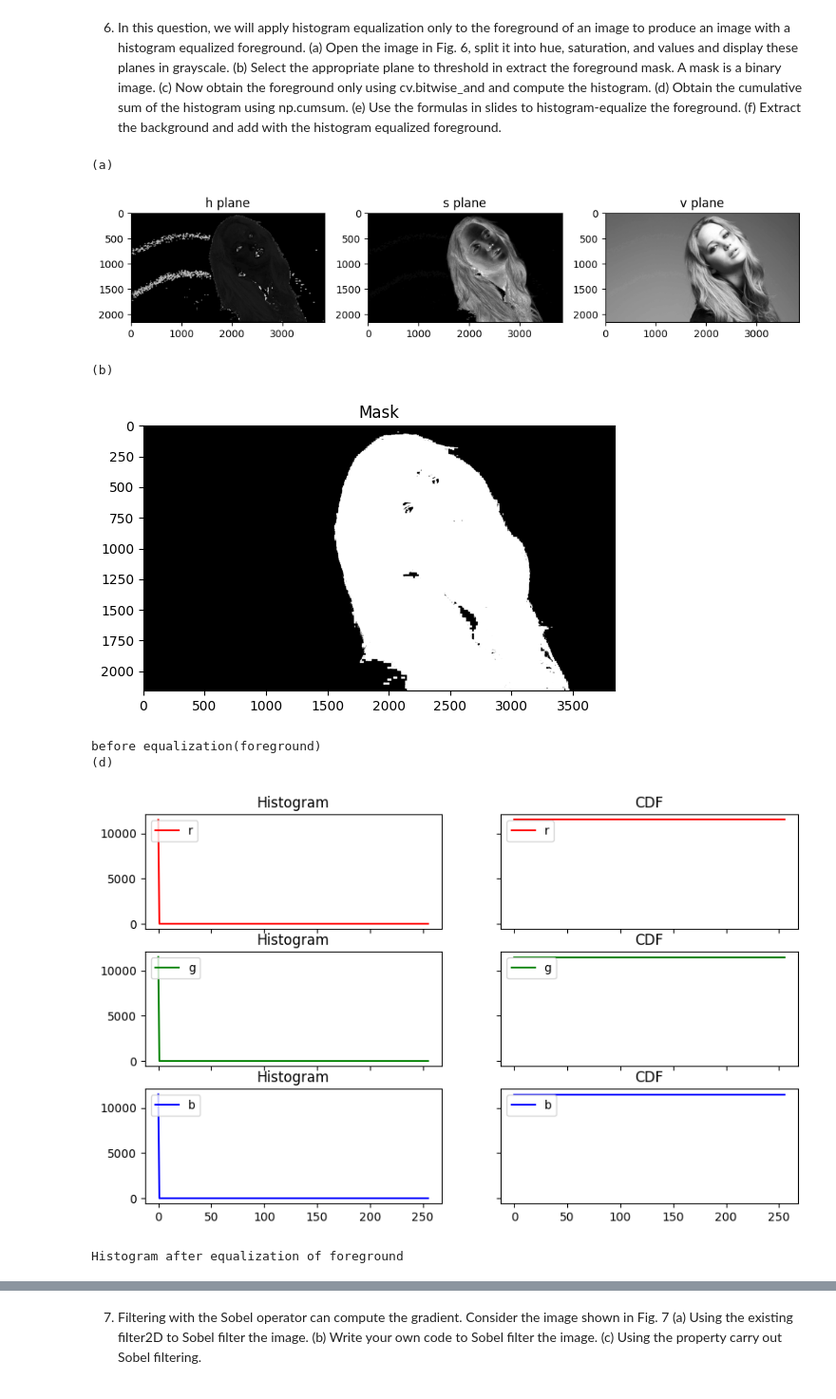
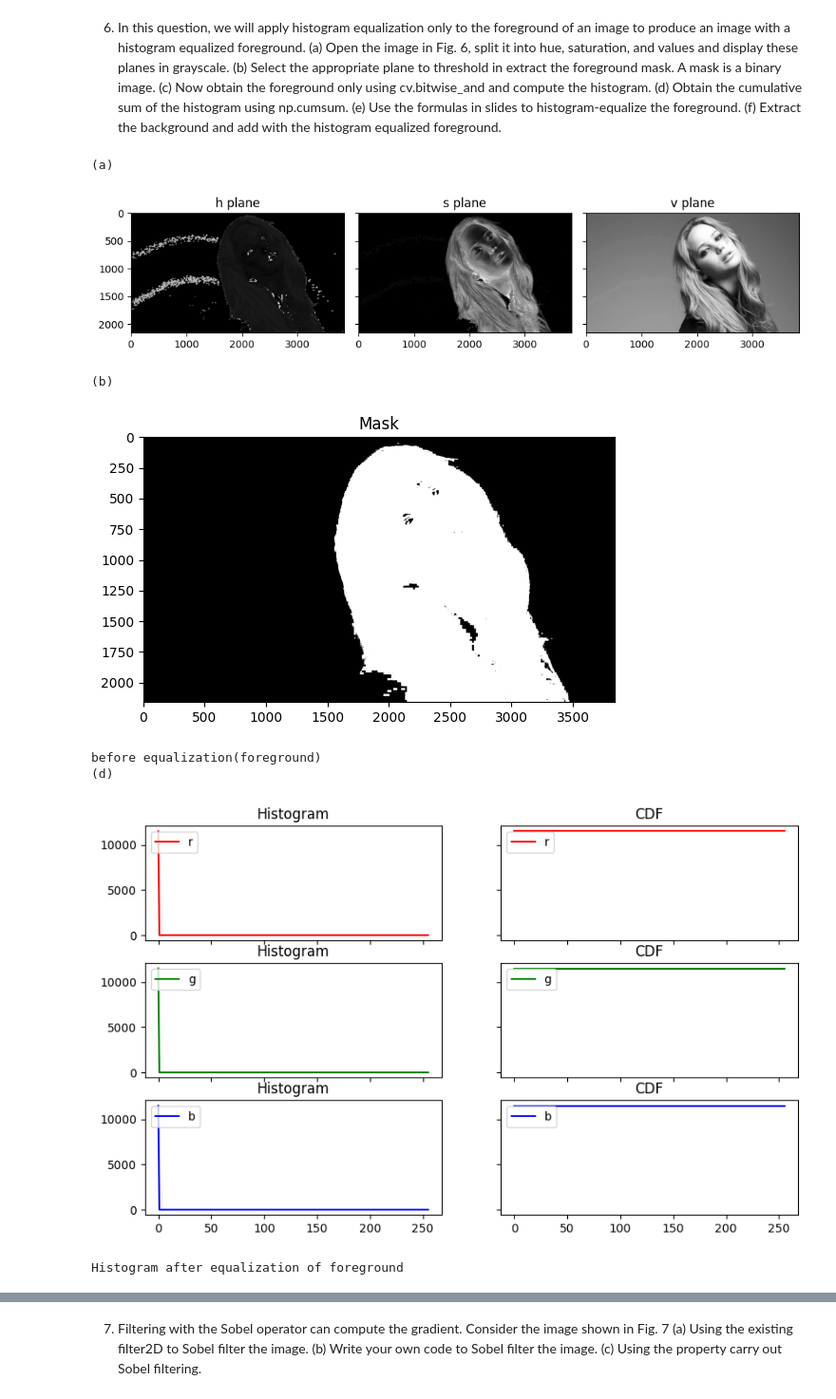
Before and after one commit to PRABUDDHIKAMWR/EN3160-Image_Processing_and_Machine_Vision, a Jupyter notebook: ass1.ipynb, the cells around one changed output, grey strips where cells are left out. Shown at 95% size. Cells and saved outputs as stored; diff of their text form; code cells hidden in the pictures.

```diff
--- a/ass1.ipynb
+++ b/ass1.ipynb
@@ -239,7 +253,7 @@ img_orig = cv.imread("zooming/spider.png",cv.IMREAD_COLOR)
 assert img_orig is not None
 img_orig1 = cv.cvtColor(img_orig, cv.COLOR_BGR2RGB)
 img_orig = cv.cvtColor(img_orig, cv.COLOR_BGR2HSV)
-img_H, img_S, img_V = cv.split(img_orig)
+img_H, img_S, img_V = cv.split(img_orig)#splitting the image into H,s,v planes
 
 #display the h,s,v plane
 print("(a)")
@@ -255,19 +269,17 @@ ax[2].set_title('V plane')
 ax[2].set_xticks([]), ax[2].set_yticks([])
 plt.show()
 
+fig, ax = plt.subplots(1,11,sharex='all',sharey='all', figsize=(20,220))
+fig1, ax1 = plt.subplots(1,11,sharex='all',sharey='all',figsize=(20,220))
+print("(b), (c), (d)")
+
 sigma = 70
-sequence = [i*.1 for i in range(0,11)]
-
-fig, ax = plt.subplots(1,11, figsize=(20,220))
-fig1, ax1 = plt.subplots(1,11,sharex='all',sharey='all',figsize=(20,220))
-
-print("(b), (c), (d)")
+sequence = [i*.1 for i in range(0,11)]#sequence of a values from 0 to 1 with step size 0.1 for a
 for i, a in enumerate(sequence):
-
-    transform = np.array([min((j+128*(a*math.exp(-((j-128)**2)/(2*(sigma**2))))),255) for j in np.arange(0,256)]).astype(np.uint8)
-    img_S_trans = cv.LUT(img_S, transform)
-    img_trans = cv.merge([img_H, img_S_trans, img_V])
-    img_trans1 = cv.cvtColor(img_trans, cv.COLOR_HSV2RGB)
+    transform = np.array([min((j+128*(a*math.exp(-((j-128)**2)/(2*(sigma**2))))),255) for j in np.arange(0,256)]).astype(np.uint8)#built the transformation
+    img_S_trans = cv.LUT(img_S, transform)#applying the transformation
+    img_trans = cv.merge([img_H, img_S_trans, img_V])#merging the planes
+    img_trans1 = cv.cvtColor(img_trans, cv.COLOR_HSV2RGB) #converting to RGB color space
 
 
     ax1[i].plot(transform, color='red')
@@ -304,6 +316,7 @@ fig1, ax1 = plt.subplots()
 ax1.plot(transform, color='red')
 ax1.set_xlabel(r'Input intensity')
 ax1.set_ylabel('Output intensity')
+ax1.set_title('Transformation function')
 ax1.set_xlim(0, 255)
 ax1.set_ylim(0, 255)
 ax1.set_aspect('equal')
@@ -419,19 +427,16 @@ img_orig = cv.cvtColor(img_orig, cv.COLOR_BGR2HSV)
 img_H, img_S, img_V = cv.split(img_orig)
 
 #display these planes in grayscale
-plt.figure(figsize=(10, 5))
+fig , ax = plt.subplots(1,3,figsize=(10, 5),sharex='all', sharey='all')
 print('(a)')
-plt.subplot(1,3,1)
-plt.imshow(img_H, cmap='gray')
-plt.title('h plane')
+ax[0].imshow(img_H, cmap='gray')
+ax[0].set_title('h plane')
 
-plt.subplot(1,3,2)
-plt.imshow(img_S, cmap='gray')
-plt.title('s plane')
+ax[1].imshow(img_S, cmap='gray')
+ax[1].set_title('s plane')
 
-plt.subplot(1,3,3)
-plt.imshow(img_V, cmap='gray')
-plt.title('v plane')
+ax[2].imshow(img_V, cmap='gray')
+ax[2].set_title('v plane')
 
 plt.tight_layout()
 plt.show()
@@ -466,6 +471,7 @@ for index, cl in enumerate(color):
 plt.show()
 
 #(e)
+fgd = cv.cvtColor(img_foreground, cv.COLOR_RGB2GRAY)
 r,g,b = cv.split(img_foreground)
 r_eq = cv.equalizeHist(r)
 g_eq = cv.equalizeHist(g)
@@ -486,34 +492,34 @@ img_background = cv.bitwise_and(img_orig1, img_orig1, mask = cv.bitwise_not(mask
 #(f)
 new_img = cv.add(img_background, img_foreground_eq)
 
 fig, ax = plt.subplots(2, 2)
 ax[0,0].imshow(img_foreground, cmap='gray')
 ax[0,0].set_title('(c) foreground')
 ax[0,0].set_xticks([]), ax[0,0].set_yticks([])
 
 ax[0,1].imshow(img_background, cmap='gray')
 ax[0,1].set_title('background')
 ax[0,1].set_xticks([]), ax[0,1].set_yticks([])
 
 ax[1,0].imshow(img_foreground_eq, cmap='gray',vmin=0, vmax=255)
 ax[1,0].set_title('(e) equalized foreground')
 ax[1,0].set_xticks([]), ax[1,0].set_yticks([])
 
 ax[1,1].imshow(img_background, cmap='gray')
 ax[1,1].set_title('background')
 ax[1,1].set_xticks([]), ax[1,1].set_yticks([])
 plt.tight_layout()
 
 fig1, ax1 = plt.subplots(1,2)
 ax1[0].imshow(img_orig1,cmap ='gray',vmin=0, vmax=255)
 ax1[0].set_title('Original')
 ax1[1].imshow(new_img)
 ax1[1].set_title('(f) New image')
 plt.tight_layout()
 plt.show()
 # %% [output]
 (a)
-[figure, old version]
+[figure, new version]
 (b)
 [figure]
 before equalization(foreground)
```
Also changed, not shown: parts of 8 cells of this notebook.
